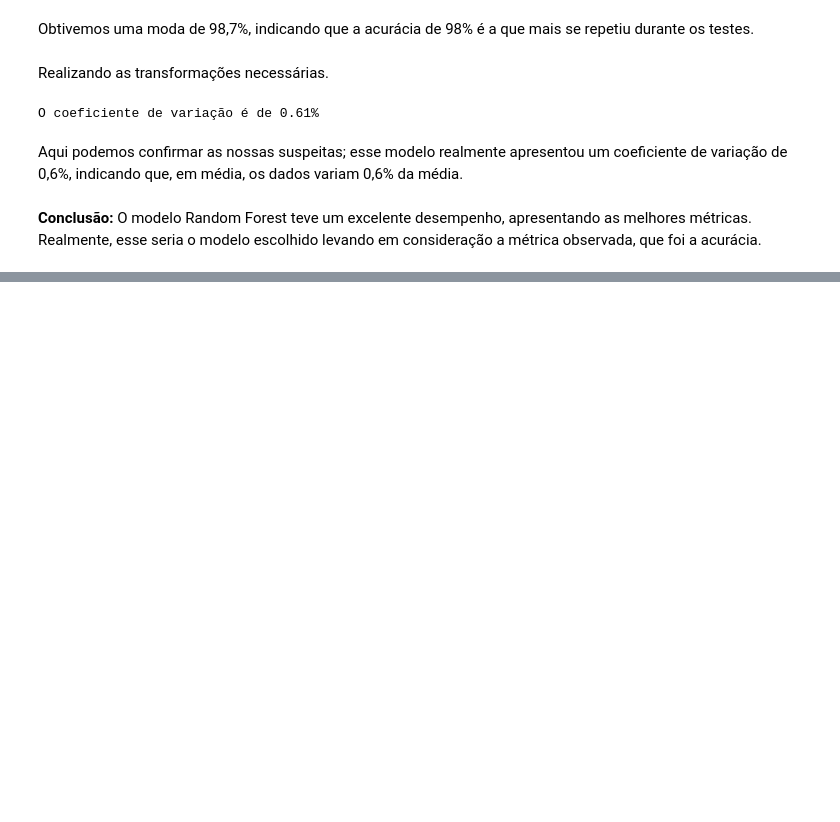
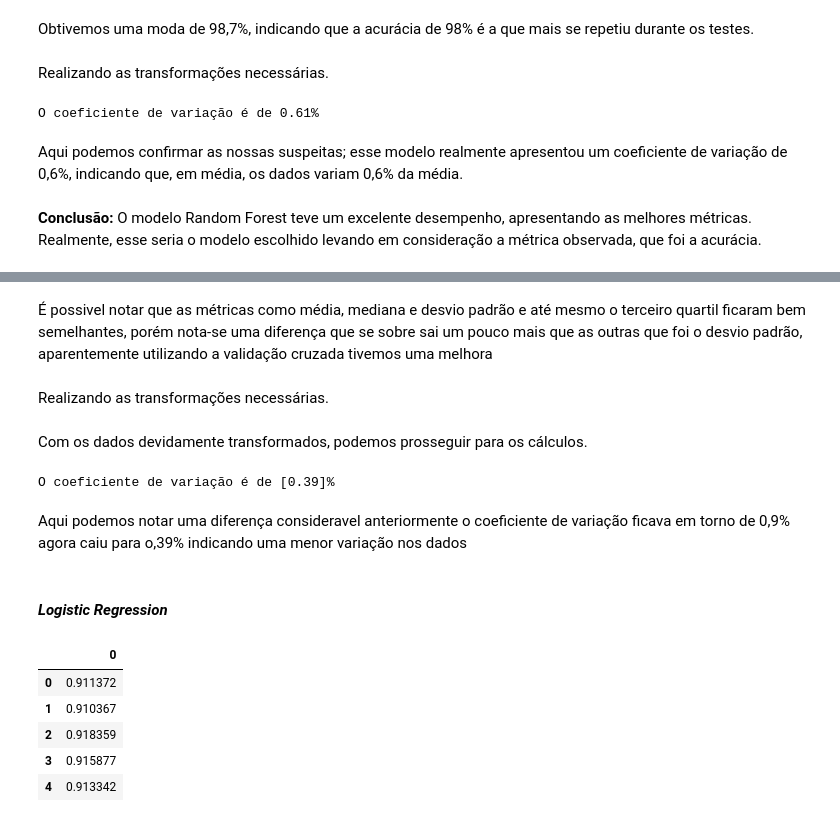
Before and after one commit to JosenildoJunior/StatPyDataScience, a Jupyter notebook: Medidas_de_posição_e_dispersão.ipynb, the cells around one changed output, grey strips where cells are left out. Drawn from its saved outputs; the diff is of its cells as text; code cells hidden in the pictures; blank space fills up the shorter version.

```diff
--- a/Medidas_de_posição_e_dispersão.ipynb
+++ b/Medidas_de_posição_e_dispersão.ipynb
@@ -1073,0 +1167,4 @@ O modelo Random Forest teve um excelente desempenho, apresentando as melhores m
+# %% [markdown]
+É possivel notar que as métricas como média, mediana e desvio padrão e até mesmo o terceiro quartil ficaram bem semelhantes, porém nota-se uma diferença que se sobre sai um pouco mais que as outras que foi o desvio padrão, aparentemente utilizando a validação cruzada tivemos uma melhora
+# %% [markdown]
+Realizando as transformações necessárias.
@@ -1073,0 +1174,30 @@ O modelo Random Forest teve um excelente desempenho, apresentando as melhores m
+# %% [markdown]
+Com os dados devidamente transformados, podemos prosseguir para os cálculos.
+# %%
+# Importando a biblioteca
+import scipy.stats
+
+# Realizando o cálculo
+coeficiente_de_variacao_bayes_cv = (scipy.stats.variation(array_naive_bayes_cv) * 100).round(2)
+
+# Exibindo o resultado
+print(f"O coeficiente de variação é de {coeficiente_de_variacao_bayes_cv}%")
+# %% [output]
+O coeficiente de variação é de [0.39]%
+# %% [markdown]
+Aqui podemos notar uma diferença consideravel anteriormente o coeficiente de variação ficava em torno de 0,9% agora caiu para o,39% indicando uma menor variação nos dados
+# %% [markdown]
+#### *Logistic Regression*
+# %%
+# Transformando em um DataFrame
+df_logistic_cv = pd.DataFrame(resultados_logistica_cv)
+
+# Observando os valores
+df_logistic_cv.head()
+# %% [output]
+|  | 0 |
+| 0 | 0.911372 |
+| 1 | 0.910367 |
+| 2 | 0.918359 |
+| 3 | 0.915877 |
+| 4 | 0.913342 |
```
Also changed, not shown: parts of 31 cells of this notebook.
